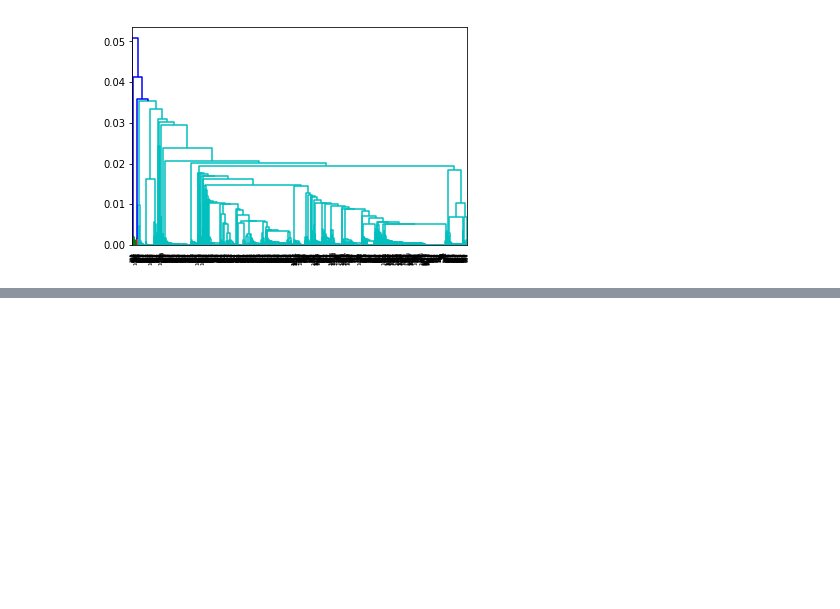
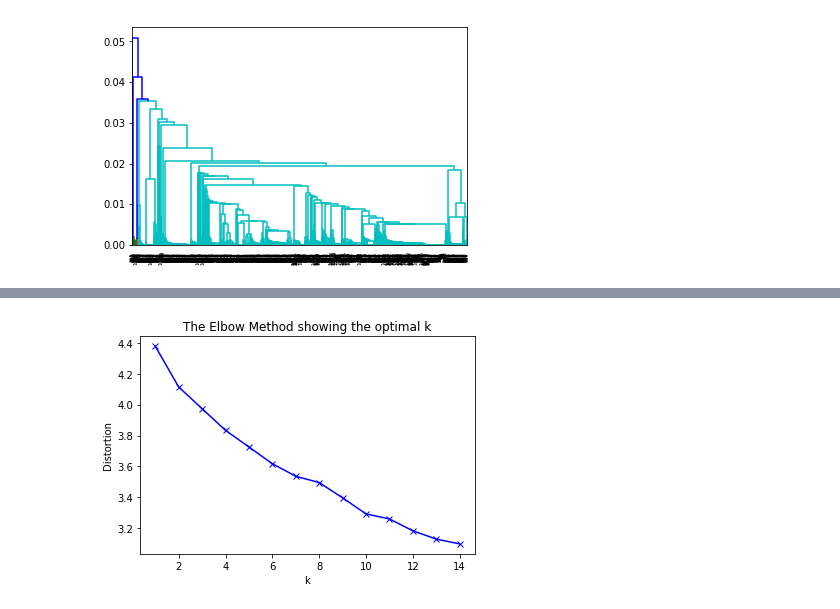
Before and after one commit to Gavin-Whitesitt/Project-2, a Jupyter notebook: Problem #2 Mitochondria .ipynb, the cells around one changed output, grey strips where cells are left out. Drawn from its saved outputs; the diff is of its cells as text; code cells hidden in the pictures; blank space fills up the shorter version.

```diff
--- a/Problem #2 Mitochondria .ipynb
+++ b/Problem #2 Mitochondria .ipynb
@@ -359,0 +348,15 @@ plt.xlabel('n_components');
+# %%
+distortions = []
+K = range(1,15)
+for k in K:
+    kmeanModel = KMeans(n_clusters=k).fit(X_mitochondria)
+    kmeanModel.fit(X_mitochondria)
+    distortions.append(sum(np.min(cdist(X_mitochondria, kmeanModel.cluster_centers_, 'euclidean'), axis=1)) / X_mitochondria.shape[0])
+# %%
+plt.plot(K, distortions, 'bx-')
+plt.xlabel('k')
+plt.ylabel('Distortion')
+plt.title('The Elbow Method showing the optimal k')
+plt.show()
+# %% [output]
+[figure, added]
```
Also changed, not shown: parts of 31 cells of this notebook.
